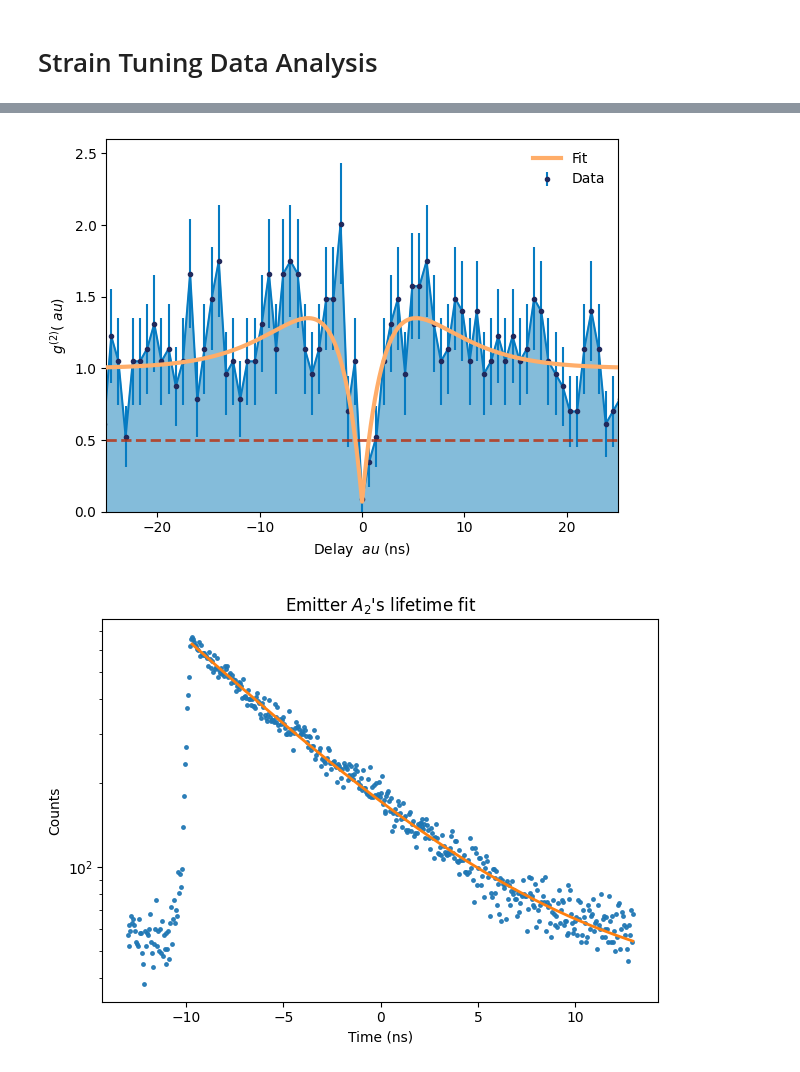
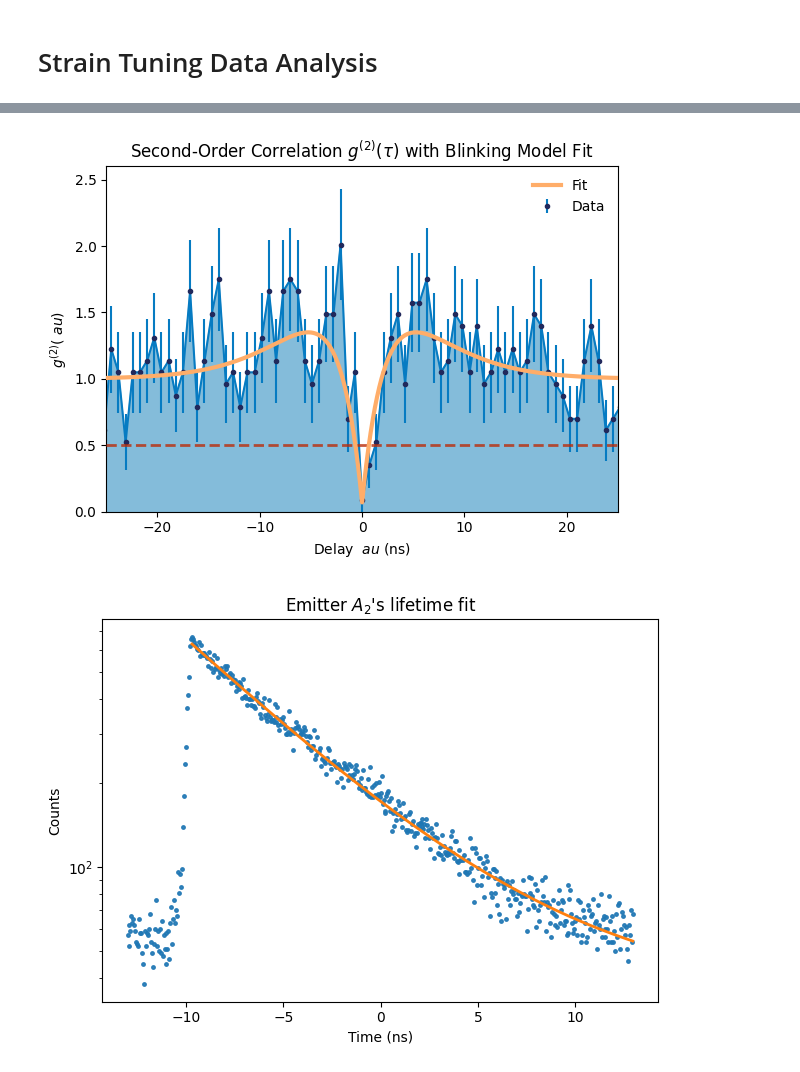
Before and after one commit to abuzzimit/StrainTuningDataFolder, a Jupyter notebook: analysis.ipynb, the cells around one changed output, grey strips where cells are left out. Drawn from its saved outputs; the diff is of its cells as text; code cells hidden in the pictures.

```diff
--- a/analysis.ipynb
+++ b/analysis.ipynb
@@ -87,27 +87,27 @@ plt.tight_layout(); plt.show()
 # %%
-# g2.py (from solo_rider_first_g2.npz)
+# g2.py
 import numpy as np
 import matplotlib.pyplot as plt
 from lmfit.models import Model
 from scipy.interpolate import interp1d
 COLOR_DATA = '#21295C'; COLOR_ERROR = '#067BC2'; COLOR_INTERP = '#067BC2'; COLOR_FIT = '#FFAD69'; COLOR_FILL = '#84BCDA'; COLOR_REF = '#BA2D0B'
 def g2_blinking(x, amp, a, Gamma1, b, Gamma2, t0):
     return amp - (1 - a) * ((1 + b) * np.exp(-np.abs(x - t0)/Gamma1) - b * np.exp(-np.abs(x - t0)/Gamma2))
 d = np.load('solo_rider_first_g2.npz'); corr_delay = d['corr_delay']
 binwidth=0.7e-9; edges_ps=np.arange(-200e-9, 200e-9+binwidth, binwidth)*1e12; centers_ps=edges_ps[1:] - binwidth*1e12/2
 counts,_=np.histogram(corr_delay, bins=edges_ps); errors=np.sqrt(counts)
 norm=np.mean(counts[:50]); y=counts/norm; err=errors/norm
 min_delay_ps=centers_ps[np.argmin(counts)]; x_ns=(centers_ps - min_delay_ps)*1e-3
 mask=(x_ns>=-30)&(x_ns<=30); x_fit,y_fit,err_fit=x_ns[mask],y[mask],err[mask]
 mod=Model(g2_blinking); pars=mod.make_params(amp=1,a=0.1,Gamma1=2,b=2,Gamma2=8,t0=0); pars['amp'].set(vary=False); pars['t0'].set(vary=False)
 result=mod.fit(y_fit, params=pars, x=x_fit, weights=1/np.clip(err_fit,1e-9,None))
 x_smooth=np.linspace(-30,30,2001); y_smooth=mod.eval(params=result.params, x=x_smooth)
 f_lin=interp1d(x_fit,y_fit,kind='linear',bounds_error=False,fill_value='extrapolate'); x_lin=np.linspace(x_fit.min(),x_fit.max(),2001); y_lin=f_lin(x_lin)
 fig, ax = plt.subplots(figsize=(6.0,4.5))
 ax.errorbar(x_fit,y_fit,yerr=err_fit,fmt='o',ms=3,lw=1.5,color=COLOR_DATA,ecolor=COLOR_ERROR,capsize=0,label='Data')
 ax.plot(x_lin,y_lin,'-',lw=1.5,color=COLOR_INTERP,alpha=1); ax.fill_between(x_lin,0,y_lin,color=COLOR_FILL,alpha=1)
 ax.plot(x_smooth,y_smooth,'-',color=COLOR_FIT,lw=3,label='Fit',zorder=10); ax.axhline(0.5,color=COLOR_REF,linestyle='--',linewidth=2,alpha=0.8,zorder=9)
-ax.set_xlim(-25,25); ax.set_ylim(0,2.6); ax.set_xlabel('Delay $\	au$ (ns)'); ax.set_ylabel('$g^{(2)}(\	au)$'); ax.legend(frameon=False, loc='upper right'); plt.tight_layout(); plt.show()
+ax.set_xlim(-25,25); ax.set_title(r"Second-Order Correlation $g^{(2)}(\tau)$ with Blinking Model Fit"); ax.set_ylim(0,2.6); ax.set_xlabel('Delay $\	au$ (ns)'); ax.set_ylabel('$g^{(2)}(\	au)$'); ax.legend(frameon=False, loc='upper right'); plt.tight_layout(); plt.show()
 # %% [output]
-[figure, old version]
+[figure, new version]
 # %%
```
Also changed, not shown: parts of 7 cells of this notebook.
